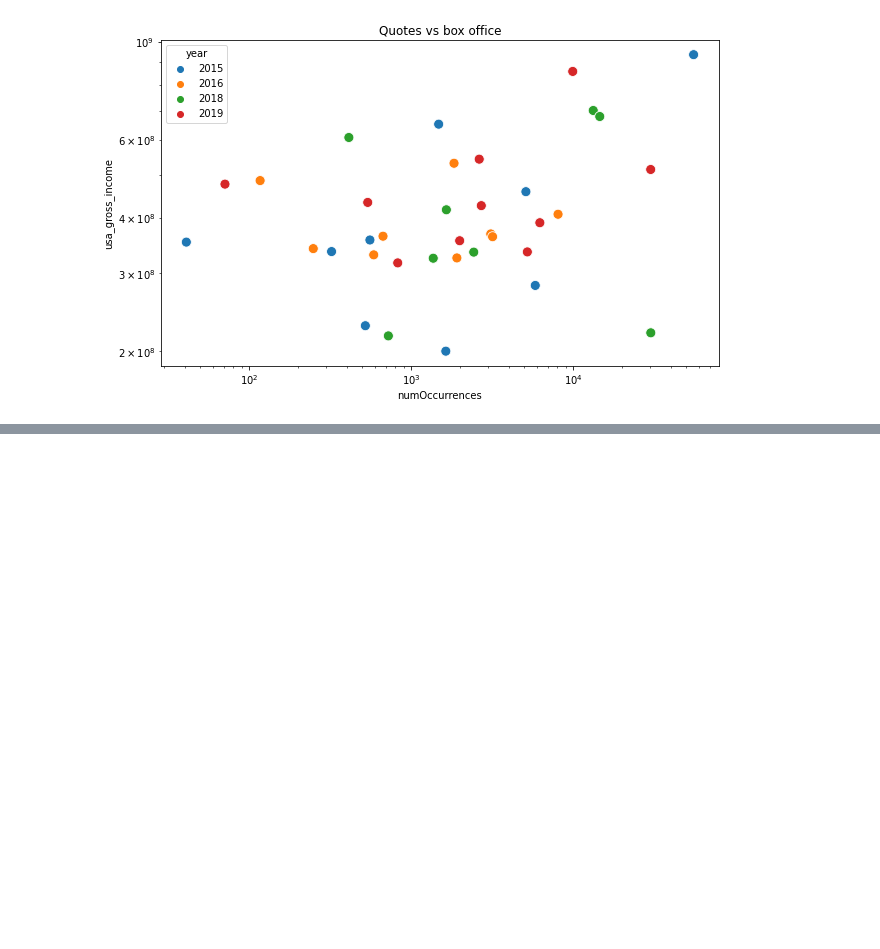
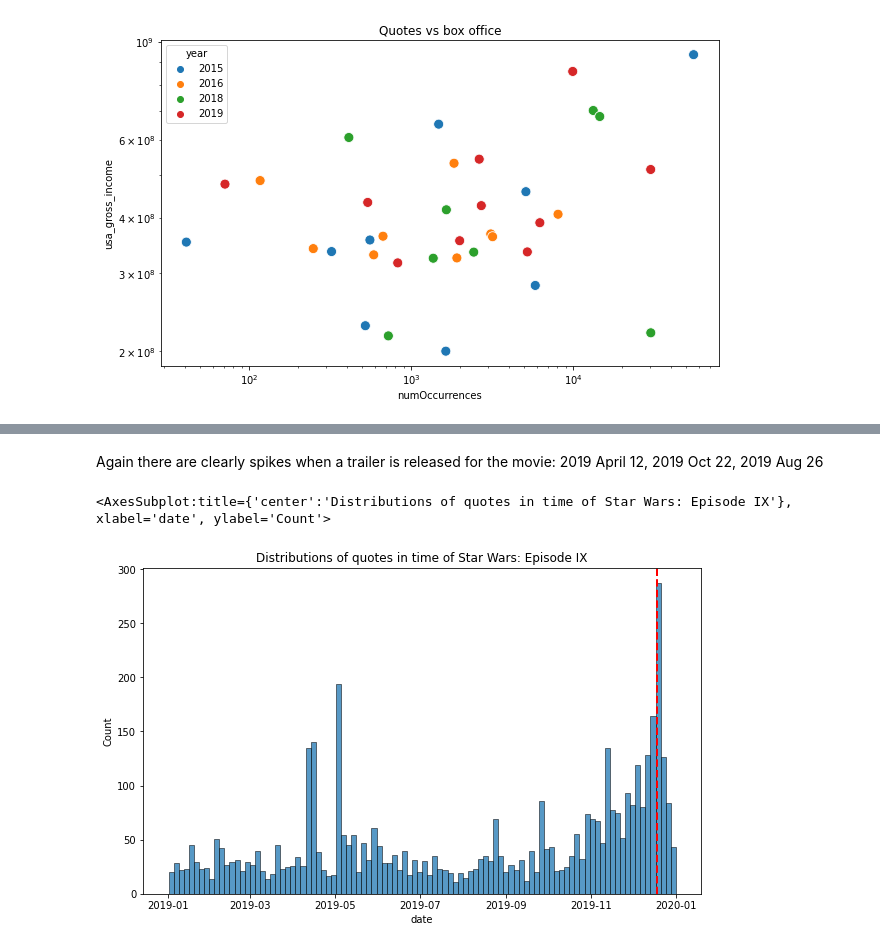
Before and after one commit to epfl-ada/ada-2021-project-f-jab, a Jupyter notebook: movies.ipynb, the cells around one changed output, grey strips where cells are left out. Drawn from its saved outputs; the diff is of its cells as text; code cells hidden in the pictures; blank space fills up the shorter version.

```diff
--- a/movies.ipynb
+++ b/movies.ipynb
@@ -227,0 +288,13 @@ g.set_yscale('log')
+# %% [markdown]
+Again there are clearly spikes when a trailer is released for the movie: 2019 April 12, 2019 Oct 22, 2019 Aug 26
+# %%
+plt.figure(figsize = (10,6))
+plt.title('Distributions of quotes in time of Star Wars: Episode IX')
+title = 'Star Wars: Episode IX - The Rise of Skywalker'
+star_wars = all_quotes[all_quotes['movie']==title]
+#plt.axvline(dt.date(2015, 4, 16), color='b', linestyle='dashed', linewidth=2)
+plt.axvline(movies[movies['original_title'] == title]['date_published'], color='r', linestyle='dashed', linewidth=2)
+sns.histplot(data=star_wars['date'], bins=100)
+# %% [output]
+<AxesSubplot:title={'center':'Distributions of quotes in time of Star Wars: Episode IX'}, xlabel='date', ylabel='Count'>
+[figure, added]
```
Also changed, not shown: parts of 13 cells of this notebook.
